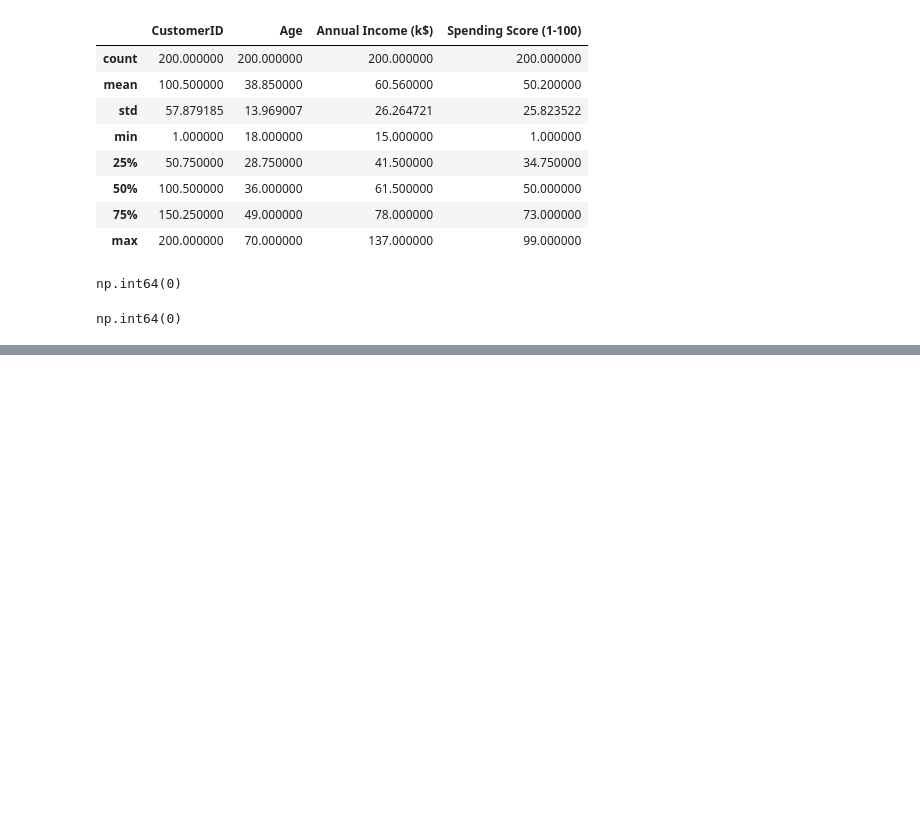
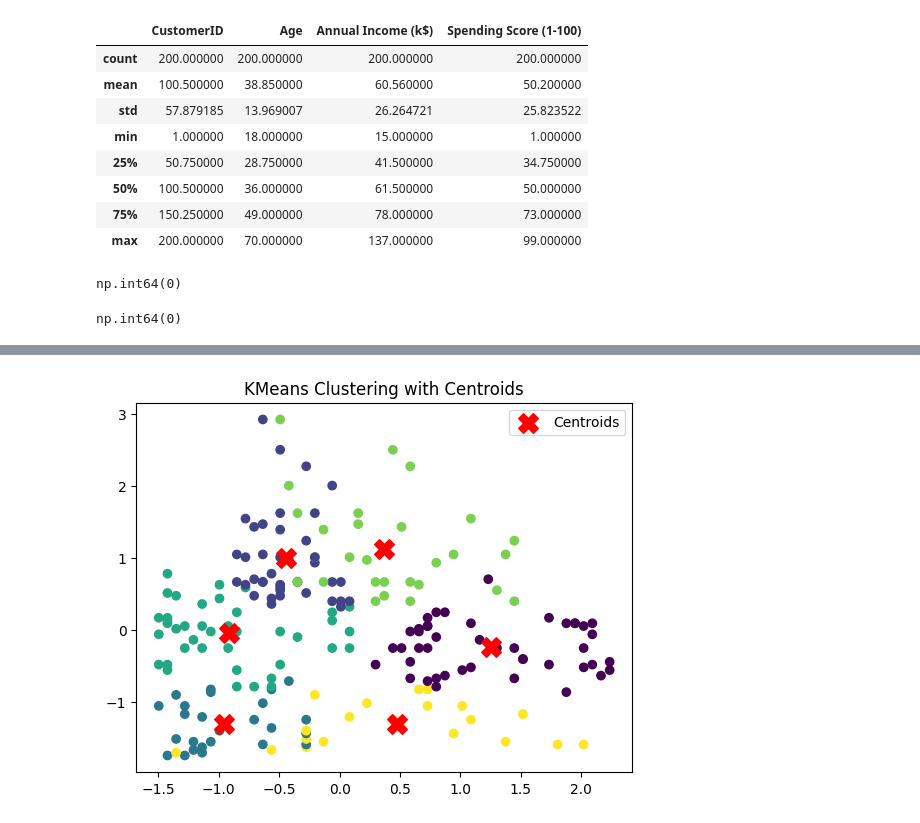
Before and after one commit to AbdulrahmanB-25/Apply_Compare_Clustering_Algorithms, a Jupyter notebook: Evaluating_Clustering_Before_and_After_PCA.ipynb, the cells around one changed output, grey strips where cells are left out. Saved outputs shown, nothing was run; the diff lists cells and outputs as text; code cells hidden in the pictures; blank space fills up the shorter version.

```diff
--- a/Evaluating_Clustering_Before_and_After_PCA.ipynb
+++ b/Evaluating_Clustering_Before_and_After_PCA.ipynb
@@ -67,0 +91,10 @@ X_scaled = scaler.fit_transform(X)
+# %%
+plt.scatter(X_scaled[:, 0], X_scaled[:, 1], c=y_kmeans, cmap="viridis")
+
+plt.scatter(kmeans.cluster_centers_[:, 0], kmeans.cluster_centers_[:, 1], s=200, c='red', marker='X', label='Centroids')
+
+plt.title("KMeans Clustering with Centroids")
+plt.legend()
+plt.show()
+# %% [output]
+[figure, added]
```
Also changed, not shown: parts of 2 cells of this notebook.
